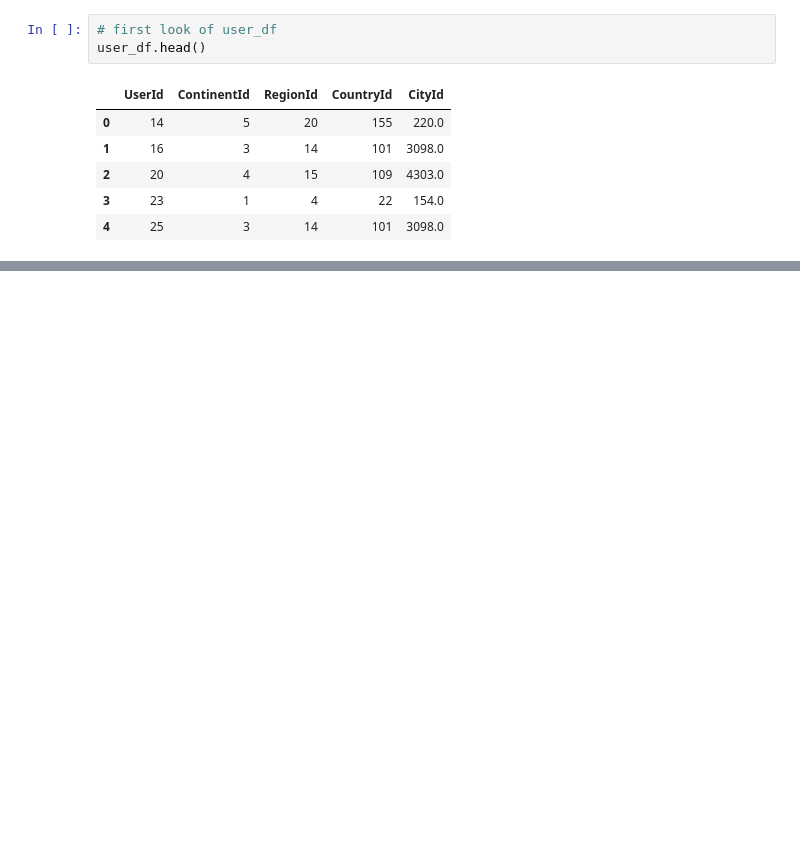
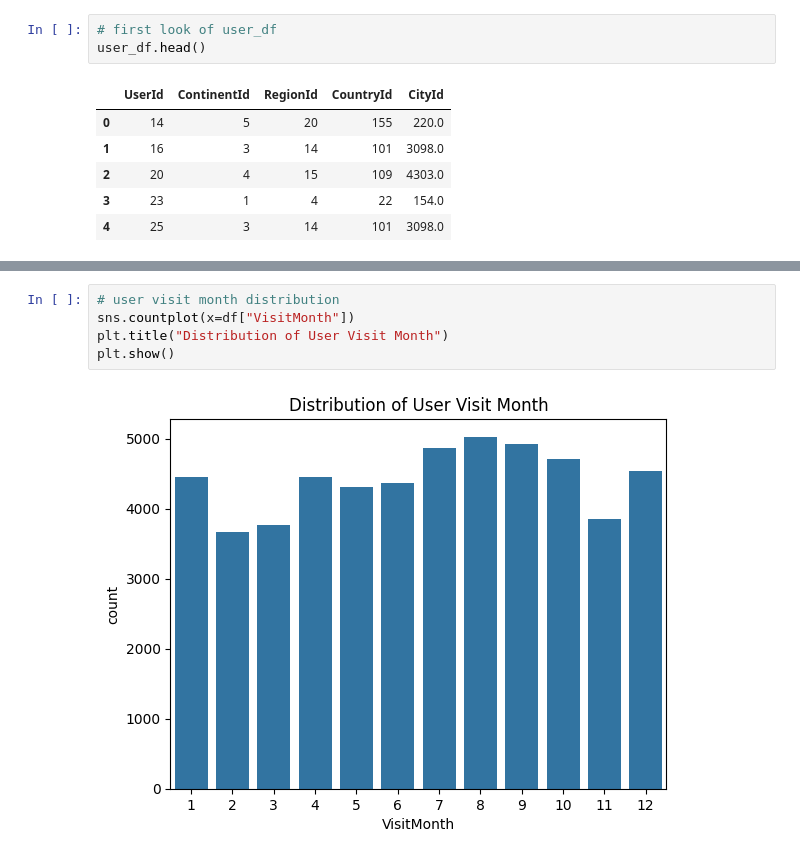
Before and after one commit to Rupeshyadv/Tourism-Experience-Analytics, a Jupyter notebook: notebooks/eda.ipynb, the cells around one changed output, grey strips where cells are left out. Saved outputs shown, nothing was run; the diff lists cells and outputs as text; blank space fills up the shorter version.

```diff
--- a/notebooks/eda.ipynb
+++ b/notebooks/eda.ipynb
@@ -120,0 +391,7 @@ user_df.head()
+# %%
+# user visit month distribution
+sns.countplot(x=df["VisitMonth"])
+plt.title("Distribution of User Visit Month")
+plt.show()
+# %% [output]
+[figure, added]
```
Also changed, not shown: parts of 43 cells of this notebook, 2 other files.
